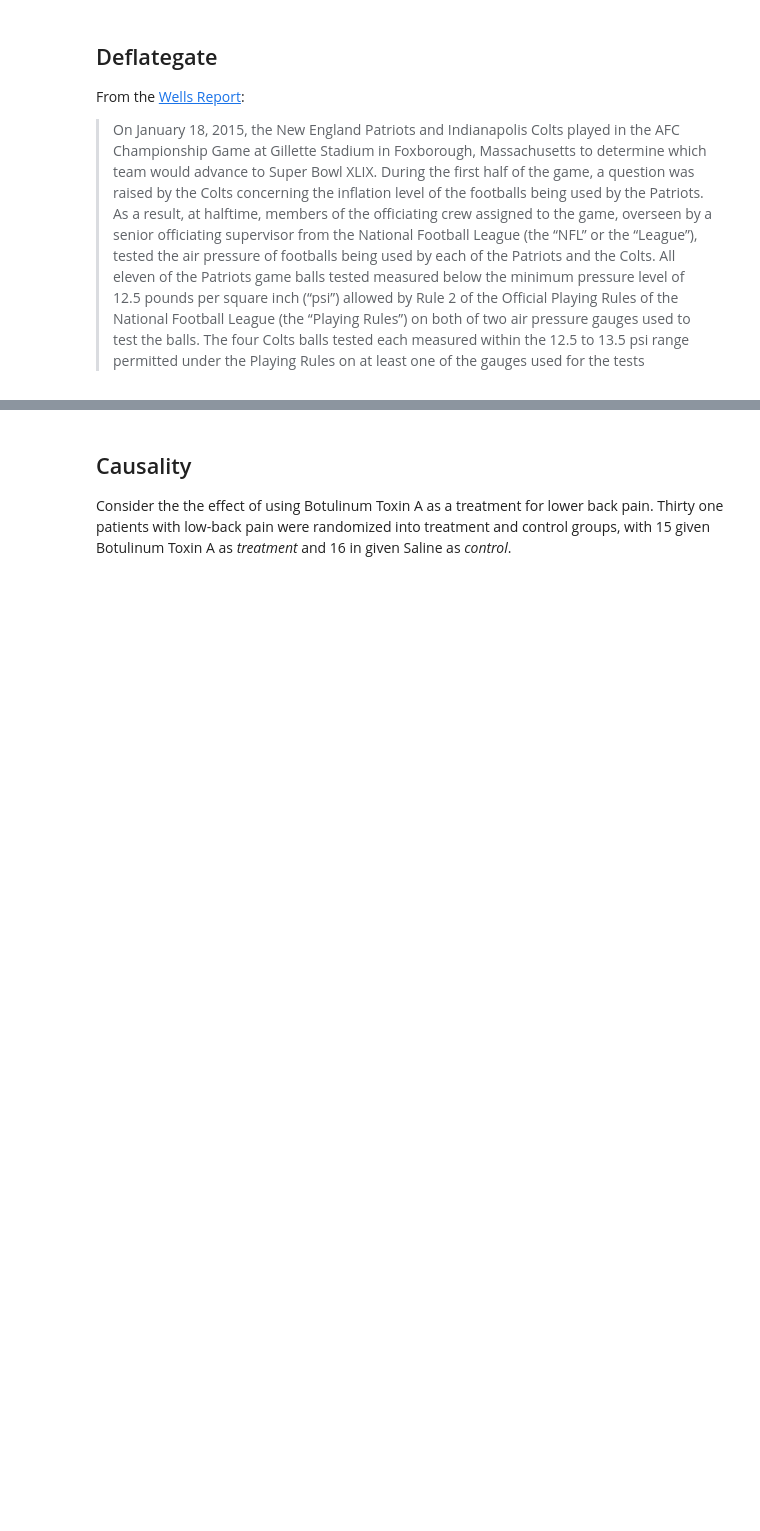
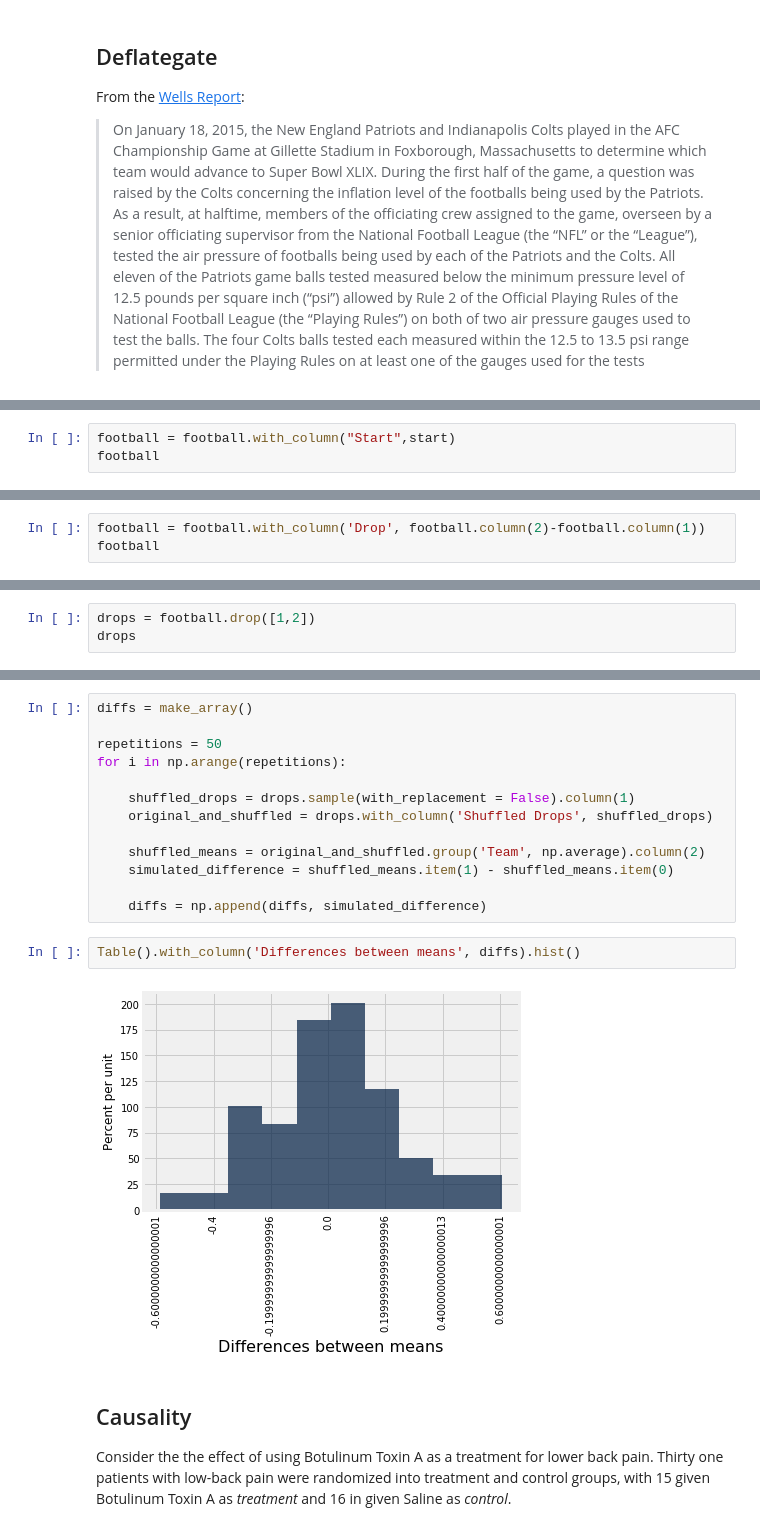
Before and after one commit to DukeCS/FoDS-s19, a Jupyter notebook: lec/lec08.ipynb, the cells around one changed output, grey strips where cells are left out. Saved outputs shown, nothing was run; the diff lists cells and outputs as text; blank space fills up the shorter version.

```diff
--- a/lec/lec08.ipynb
+++ b/lec/lec08.ipynb
@@ -81,0 +263,3 @@ football.show()
+# %%
+football = football.with_column("Start",start)
+football
@@ -81,0 +279,3 @@ football.show()
+# %%
+football = football.with_column('Drop', football.column(2)-football.column(1))
+football
@@ -81,0 +301,3 @@ football.show()
+# %%
+drops = football.drop([1,2])
+drops
@@ -82,3 +317,20 @@ football.show()
+# %%
+diffs = make_array()
+
+repetitions = 50
+for i in np.arange(repetitions):
+
+    shuffled_drops = drops.sample(with_replacement = False).column(1)
+    original_and_shuffled = drops.with_column('Shuffled Drops', shuffled_drops)
+
+    shuffled_means = original_and_shuffled.group('Team', np.average).column(2)
+    simulated_difference = shuffled_means.item(1) - shuffled_means.item(0)
+
+    diffs = np.append(diffs, simulated_difference)
+# %%
+Table().with_column('Differences between means', diffs).hist()
+# %% [output]
+[figure, added]
 # %% [markdown]
 ## Causality
 Consider the the effect of using Botulinum Toxin A as a treatment for lower back pain. Thirty one patients with low-back pain were randomized into treatment and control groups, with 15 given Botulinum Toxin A as *treatment* and 16 in given Saline as *control*.
```
Also changed, not shown: parts of 28 cells of this notebook.
